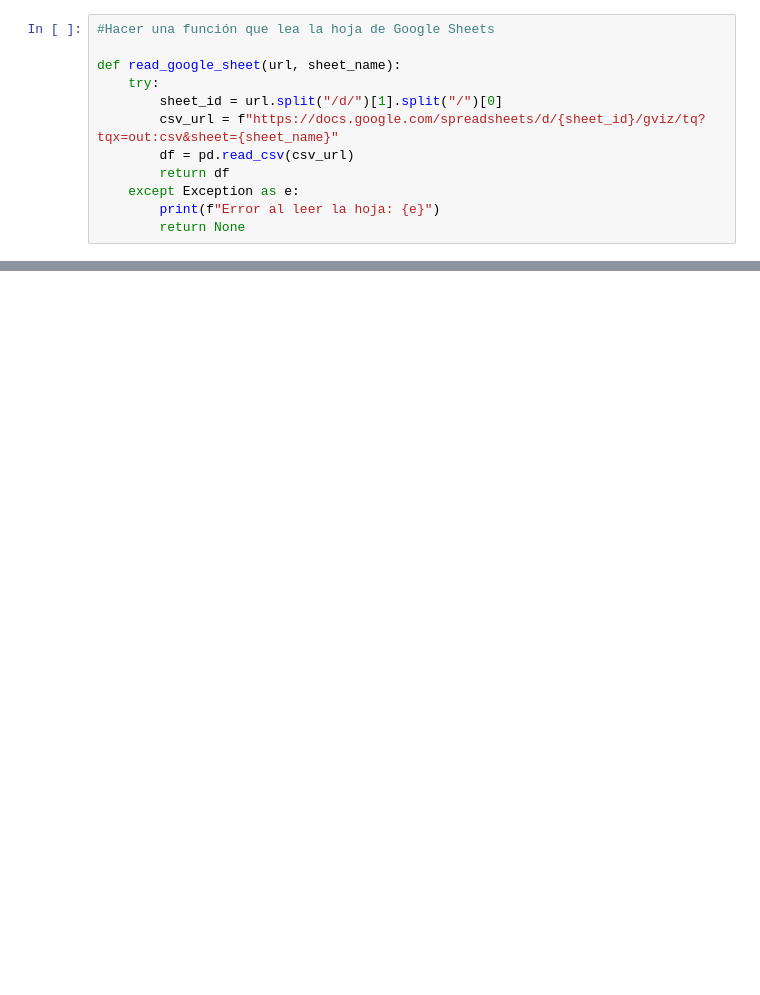
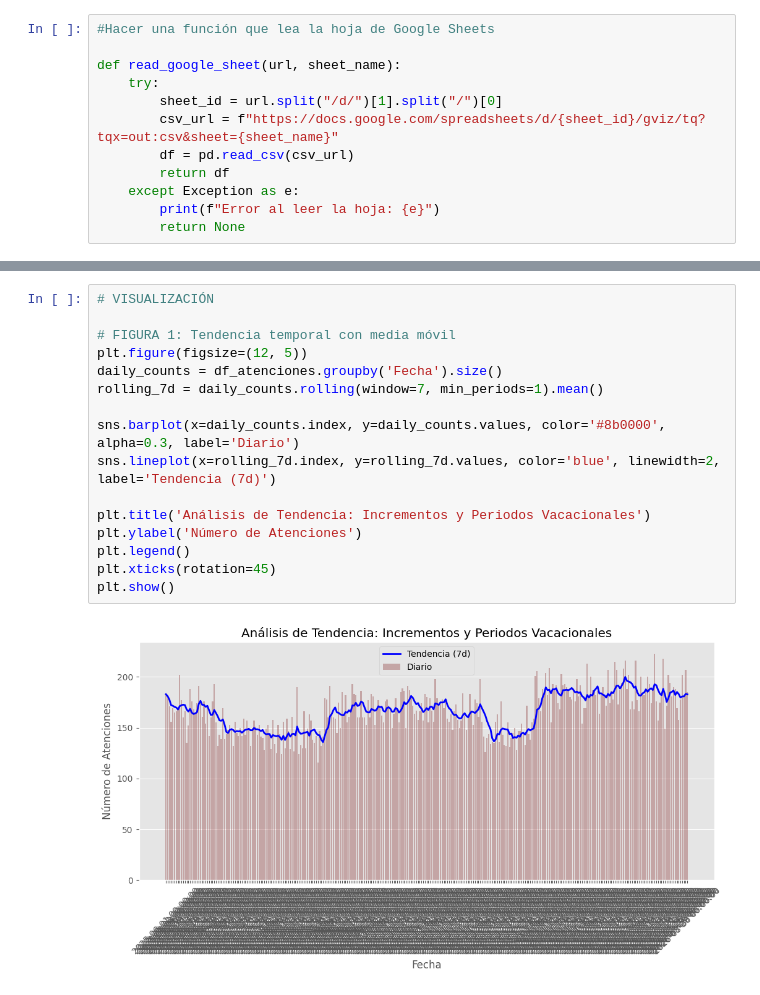
Before and after one commit to jorge-reynam/Reporte-de-atenciones, a Jupyter notebook: Reporte_de_usuarios_SECTEI.ipynb, the cells around one changed output, grey strips where cells are left out. Saved outputs shown, nothing was run; the diff lists cells and outputs as text; blank space fills up the shorter version.

```diff
--- a/Reporte_de_usuarios_SECTEI.ipynb
+++ b/Reporte_de_usuarios_SECTEI.ipynb
@@ -31,0 +130,18 @@ df_PILARES = read_google_sheet(url, "Atenciones")
+# %%
+# VISUALIZACIÓN
+
+# FIGURA 1: Tendencia temporal con media móvil
+plt.figure(figsize=(12, 5))
+daily_counts = df_atenciones.groupby('Fecha').size()
+rolling_7d = daily_counts.rolling(window=7, min_periods=1).mean()
+
+sns.barplot(x=daily_counts.index, y=daily_counts.values, color='#8b0000', alpha=0.3, label='Diario')
+sns.lineplot(x=rolling_7d.index, y=rolling_7d.values, color='blue', linewidth=2, label='Tendencia (7d)')
+
+plt.title('Análisis de Tendencia: Incrementos y Periodos Vacacionales')
+plt.ylabel('Número de Atenciones')
+plt.legend()
+plt.xticks(rotation=45)
+plt.show()
+# %% [output]
+[figure, added]
```
Also changed, not shown: parts of 19 cells of this notebook.
